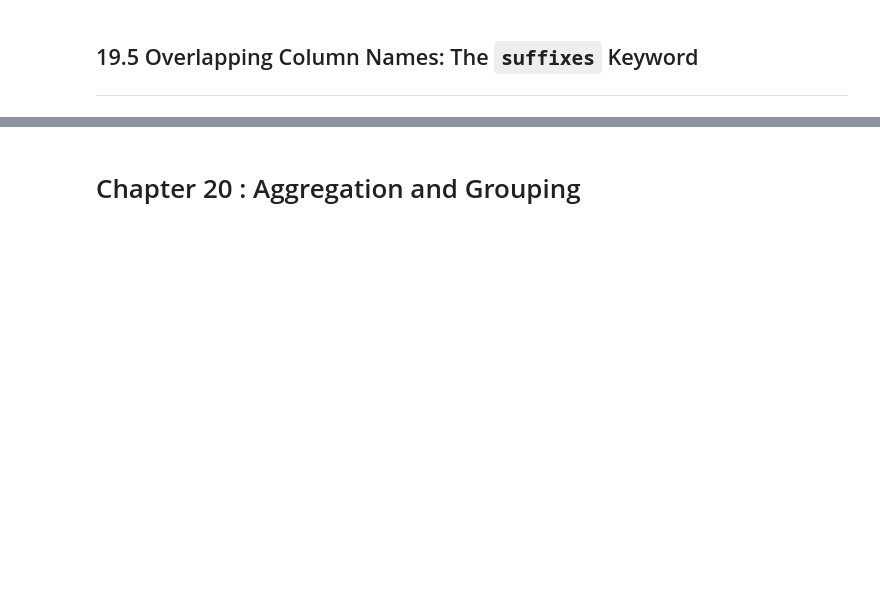
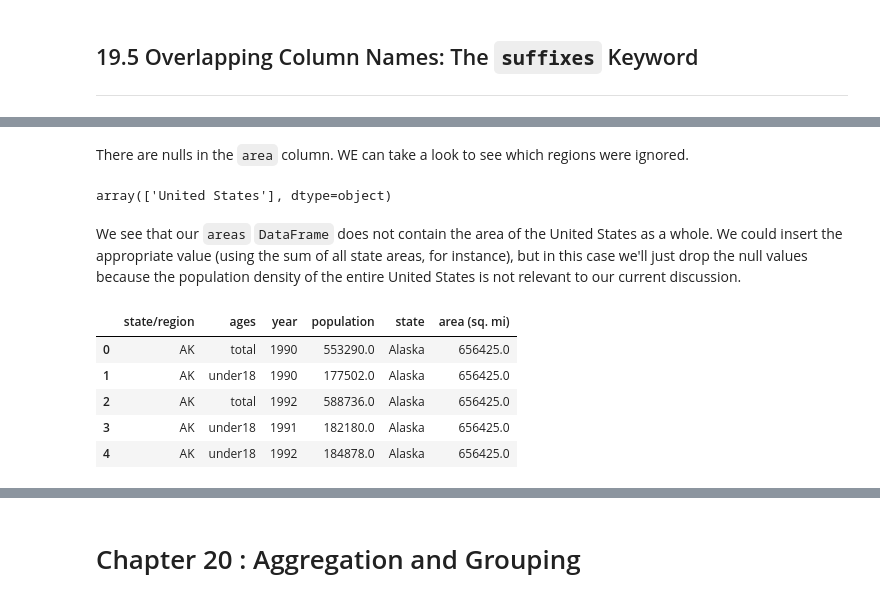
Before and after one commit to huymh/jupyter-notes, a Jupyter notebook: HB_2_Data_Manipulation.ipynb, the cells around one changed output, grey strips where cells are left out. Cells and saved outputs as stored; diff of their text form; code cells hidden in the pictures; blank space fills up the shorter version.

```diff
--- a/HB_2_Data_Manipulation.ipynb
+++ b/HB_2_Data_Manipulation.ipynb
@@ -2001,0 +2496,18 @@ pd.concat([df5, df6.reindex(df5.columns, axis = 1)])
+# %% [markdown]
+There are nulls in the `area` column. WE can take a look to see which regions were ignored.
+# %%
+final['state'][final['area (sq. mi)'].isnull()].unique()
+# %% [output]
+array(['United States'], dtype=object)
+# %% [markdown]
+We see that our `areas` `DataFrame` does not contain the area of the United States as a whole. We could insert the appropriate value (using the sum of all state areas, for instance), but in this case we'll just drop the null values because the population density of the entire United States is not relevant to our current discussion.
+# %%
+final.dropna(inplace=True)
+final.head()
+# %% [output]
+|  | state/region | ages | year | population | state | area (sq. mi) |
+| 0 | AK | total | 1990 | 553290.0 | Alaska | 656425.0 |
+| 1 | AK | under18 | 1990 | 177502.0 | Alaska | 656425.0 |
+| 2 | AK | total | 1992 | 588736.0 | Alaska | 656425.0 |
+| 3 | AK | under18 | 1991 | 182180.0 | Alaska | 656425.0 |
+| 4 | AK | under18 | 1992 | 184878.0 | Alaska | 656425.0 |
```
Also changed, not shown: parts of 74 cells of this notebook.
